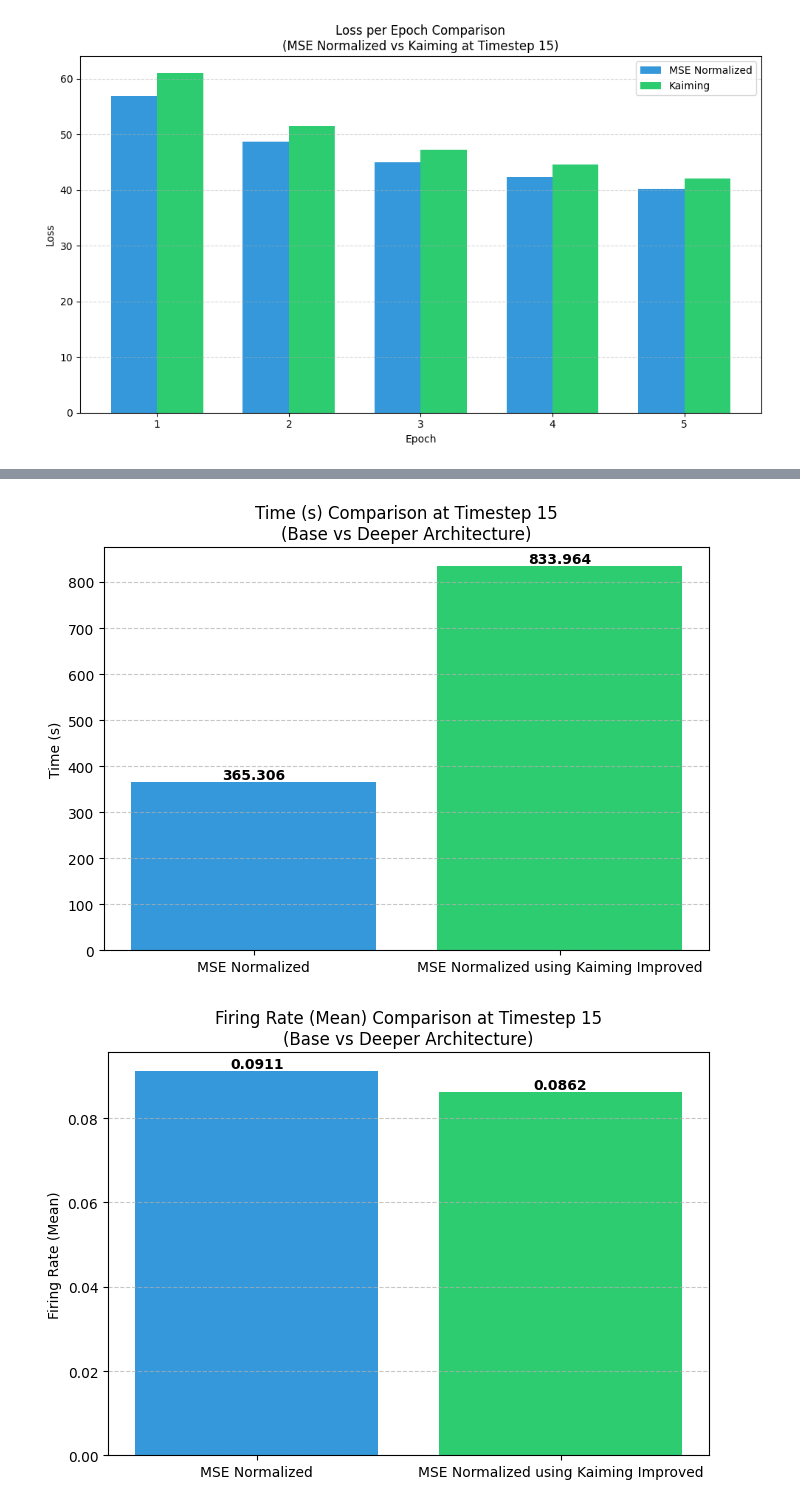
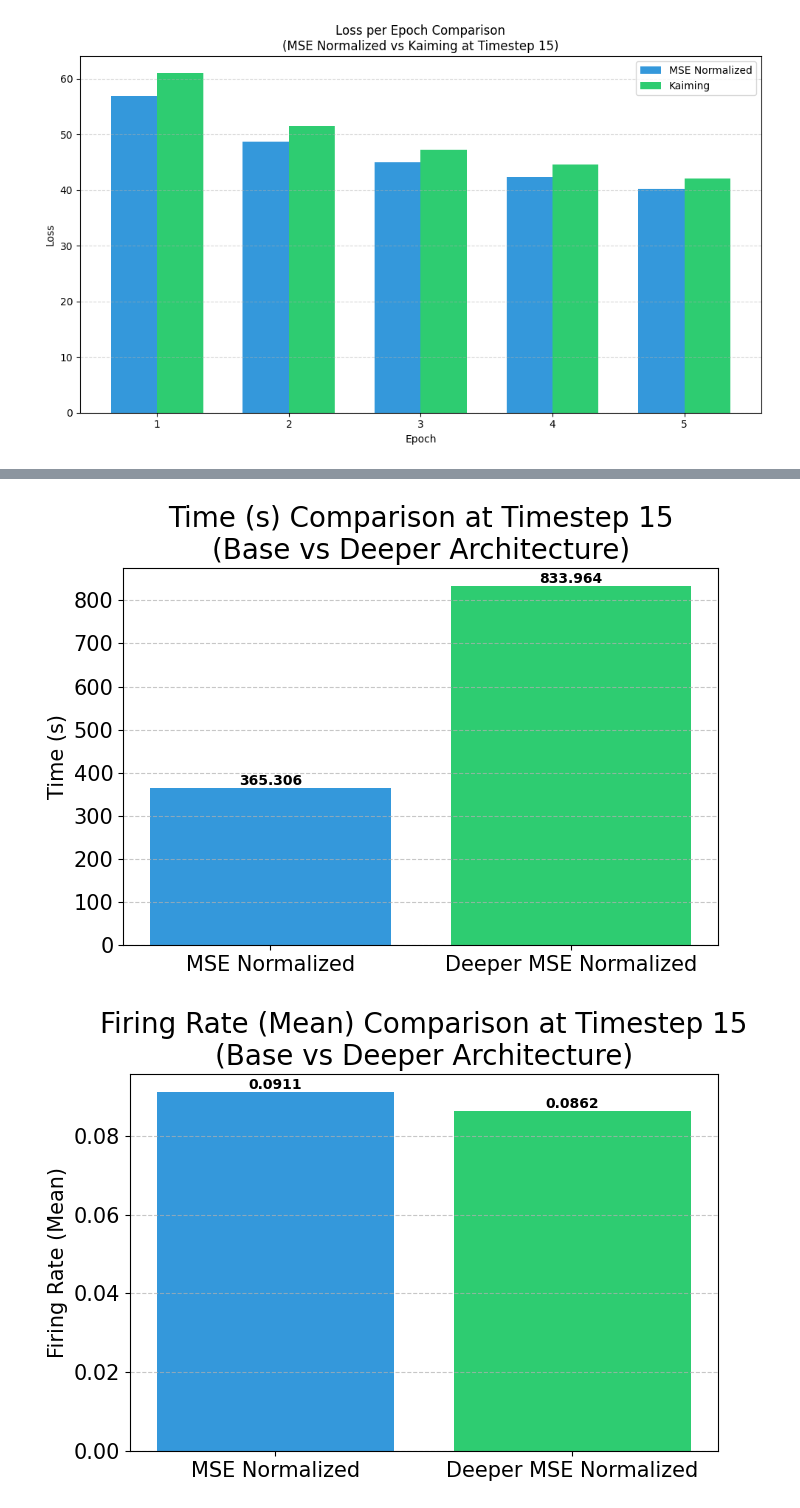
Before and after one commit to julenlegido/SpikingNeuralNetworks, a Jupyter notebook: notebooks/cifar_analysis.ipynb, the cells around one changed output, grey strips where cells are left out. Saved outputs shown, nothing was run; the diff lists cells and outputs as text; code cells hidden in the pictures.

```diff
--- a/notebooks/cifar_analysis.ipynb
+++ b/notebooks/cifar_analysis.ipynb
@@ -609,7 +611,7 @@ kaiming = load_json("results/logs/snn_cifar_norm_results_MSE_ts15_kaiming.json")
 normalizedAnalysis = load_json("results/logs/spike_analysis_norm_MSE_rate_ts15_scale1.0.json")
 kaimingAnalysis = load_json("results/logs/spike_analysis_MSE_rate_ts15_scale1.0_kaiming.json")
 
-labels = ['MSE Normalized', 'MSE Normalized using Kaiming initialization']
+labels = ['Normalized', 'Normalized using Kaiming']
 
 
 # unique values (means)
@@ -640,14 +642,16 @@ for title, values, filename in metrics:
     plt.figure(figsize=(6, 5))
     bars = plt.bar(labels, values, color=['#3498db', '#e74c3c'])
 
-    plt.title(f"{title} Comparison at Timestep 15")
-    plt.ylabel(title)
+    plt.title(f"{title} Comparison at Timestep 15", fontsize=20)
+    plt.ylabel(title, fontsize=15)
+    plt.xticks(fontsize=15)
+    plt.yticks(fontsize=15)
 
     for bar in bars:
         yval = bar.get_height()
         plt.text(bar.get_x() + bar.get_width()/2, yval, round(yval, 4), va='bottom', ha='center')
 
     plt.grid(axis='y', linestyle='--', alpha=0.7)
-    plt.savefig(f"results/figures/{filename}", dpi=300)
+    #plt.savefig(f"results/figures/{filename}", dpi=300)
     plt.show()
 # %% [output]
@@ -701,7 +705,7 @@ def get_mean(value):
         return np.mean(value)
     return value
 
-labels = ['MSE Normalized', 'MSE Normalized using Kaiming Improved']
+labels = ['MSE Normalized', 'Deeper MSE Normalized']
 
 acc_values2 = [get_mean(normalized["accuracy"][-1]), get_mean(kaimingImproved["accuracy"][-1])]
 loss_values2 = [get_mean(normalized["loss"][-1]), get_mean(kaimingImproved["loss"][-1])]
@@ -721,10 +725,12 @@ metrics = [
 for title, values, filename in metrics:
     plt.figure(figsize=(7, 5))
 
-    bars = plt.bar(labels, values, color=['#3498db', '#2ecc71']) # Azul y Verde Esmeralda
+    bars = plt.bar(labels, values, color=['#3498db', '#2ecc71'])
 
-    plt.title(f"{title} Comparison at Timestep 15\n(Base vs Deeper Architecture)")
-    plt.ylabel(title)
+    plt.title(f"{title} Comparison at Timestep 15\n(Base vs Deeper Architecture)", fontsize=20)
+    plt.ylabel(title, fontsize=15)
+    plt.xticks(fontsize=15)
+    plt.yticks(fontsize=15)
 
     for bar in bars:
         yval = bar.get_height()
@@ -732,6 +738,6 @@ for title, values, filename in metrics:
 
     plt.grid(axis='y', linestyle='--', alpha=0.7)
     plt.tight_layout()
-    plt.savefig(f"results/figures/{filename}", dpi=300)
+    #plt.savefig(f"results/figures/{filename}", dpi=300)
     plt.show()
 # %% [output]
@@ -740,2 +746,2 @@ for title, values, filename in metrics:
-[figure, old version]
+[figure, new version]
-[figure, old version]
+[figure, new version]
```
Also changed, not shown: parts of 6 cells of this notebook, 12 other files.
